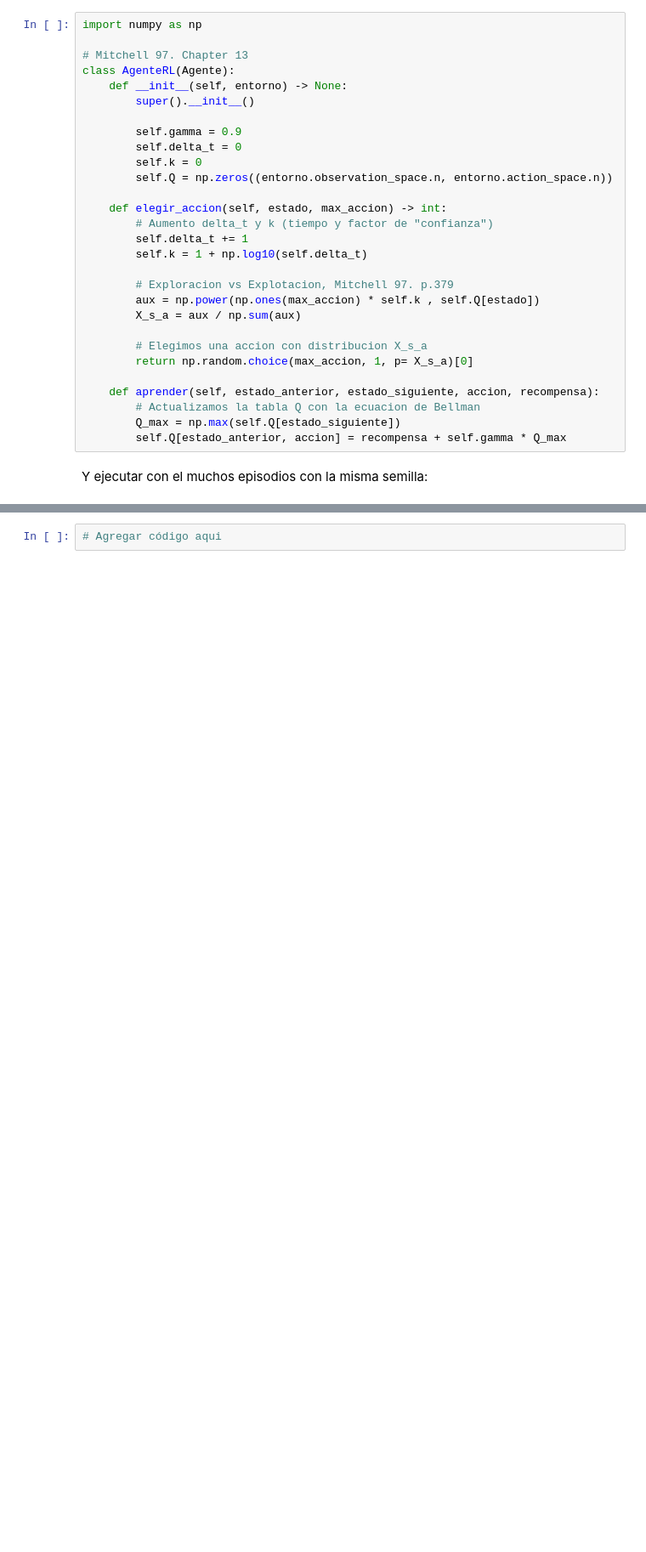
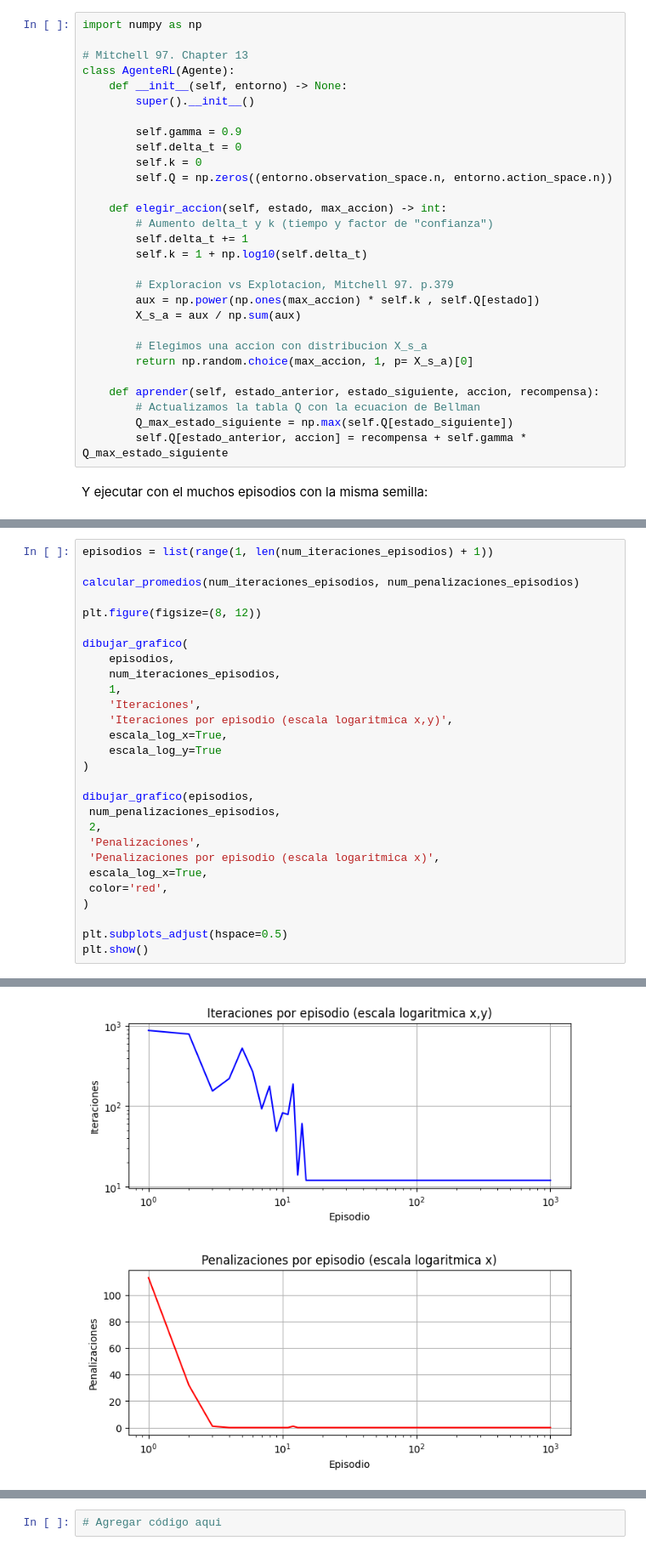
Before and after one commit to santiagoalaniz/fing_aprendaut, a Jupyter notebook: lab3/taxi.ipynb, the cells around one changed output, grey strips where cells are left out. Shown: that part at 85% size. Drawn from its saved outputs; the diff is of its cells as text; blank space fills up the shorter version.

Commit message:
redaccion de partes post experimentacion y visualizacion de marcos de interes

```diff
--- a/lab3/taxi.ipynb
+++ b/lab3/taxi.ipynb
@@ -340,7 +406,7 @@ class AgenteRL(Agente):
 
     def aprender(self, estado_anterior, estado_siguiente, accion, recompensa):
         # Actualizamos la tabla Q con la ecuacion de Bellman
-        Q_max = np.max(self.Q[estado_siguiente])
-        self.Q[estado_anterior, accion] = recompensa + self.gamma * Q_max
+        Q_max_estado_siguiente = np.max(self.Q[estado_siguiente])
+        self.Q[estado_anterior, accion] = recompensa + self.gamma * Q_max_estado_siguiente
 # %% [markdown]
 Y ejecutar con el muchos episodios con la misma semilla:
@@ -346,0 +429,29 @@ Y ejecutar con el muchos episodios con la misma semilla:
+# %%
+episodios = list(range(1, len(num_iteraciones_episodios) + 1))
+
+calcular_promedios(num_iteraciones_episodios, num_penalizaciones_episodios)
+
+plt.figure(figsize=(8, 12))
+
+dibujar_grafico(
+    episodios,
+    num_iteraciones_episodios,
+    1,
+    'Iteraciones',
+    'Iteraciones por episodio (escala logaritmica x,y)',
+    escala_log_x=True,
+    escala_log_y=True
+)
+
+dibujar_grafico(episodios,
+ num_penalizaciones_episodios,
+ 2,
+ 'Penalizaciones',
+ 'Penalizaciones por episodio (escala logaritmica x)',
+ escala_log_x=True,
+ color='red',
+)
+
+plt.subplots_adjust(hspace=0.5)
+plt.show()
+# %% [output]
@@ -346,0 +460 @@ Y ejecutar con el muchos episodios con la misma semilla:
+[figure, added]
```
Also changed, not shown: parts of 24 cells of this notebook.
